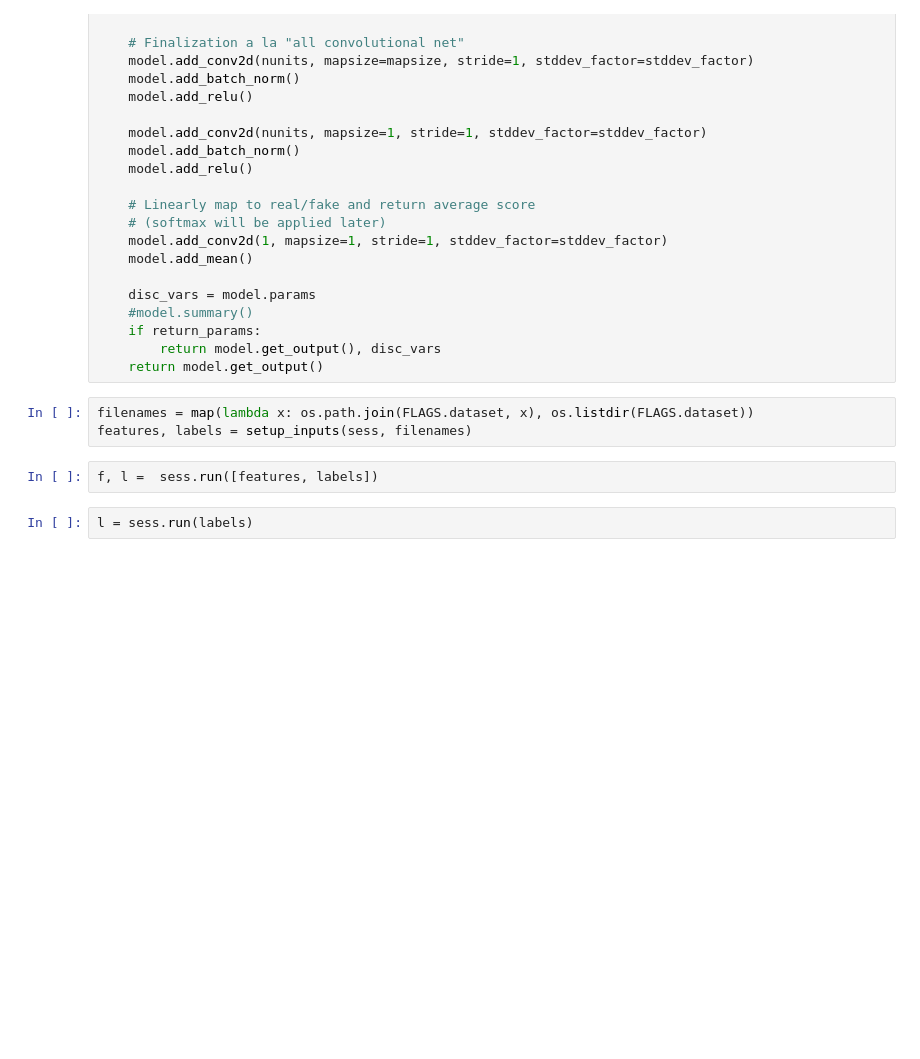
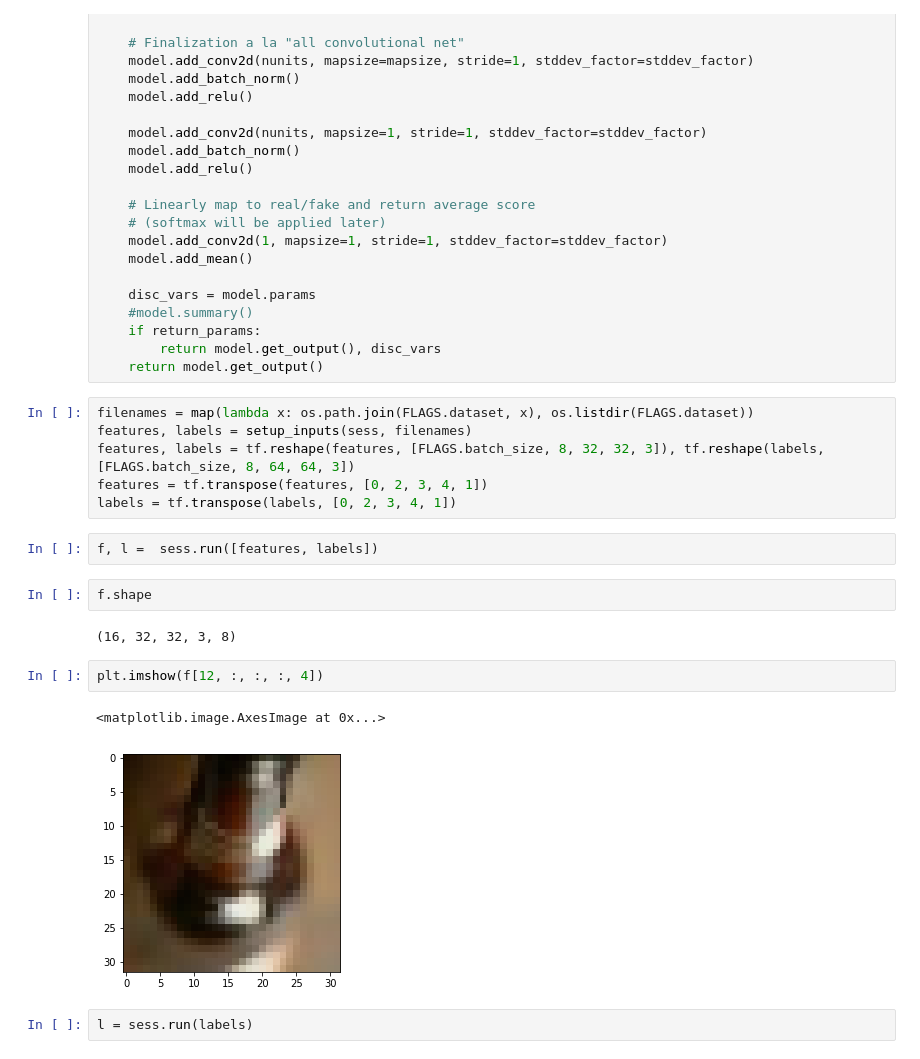
Before and after one commit to egorkrash/BayesSRGAN, a Jupyter notebook: test.ipynb, the cells around one changed output. Drawn from its saved outputs; the diff is of its cells as text; blank space fills up the shorter version.

```diff
--- a/test.ipynb
+++ b/test.ipynb
@@ -198,8 +198,20 @@ def discriminator(disc_input, params=None, return_params=False):
 # %%
 filenames = map(lambda x: os.path.join(FLAGS.dataset, x), os.listdir(FLAGS.dataset))
 features, labels = setup_inputs(sess, filenames)
+features, labels = tf.reshape(features, [FLAGS.batch_size, 8, 32, 32, 3]), tf.reshape(labels, [FLAGS.batch_size, 8, 64, 64, 3])
+features = tf.transpose(features, [0, 2, 3, 4, 1])
+labels = tf.transpose(labels, [0, 2, 3, 4, 1])
 # %%
 f, l =  sess.run([features, labels])
+# %%
+f.shape
+# %% [output]
+(16, 32, 32, 3, 8)
+# %%
+plt.imshow(f[12, :, :, :, 4])
+# %% [output]
+<matplotlib.image.AxesImage at 0x...>
+[figure, added]
 # %%
 l = sess.run(labels)
 # %%
```
Also changed, not shown: parts of 2 cells of this notebook, 3 other files.
